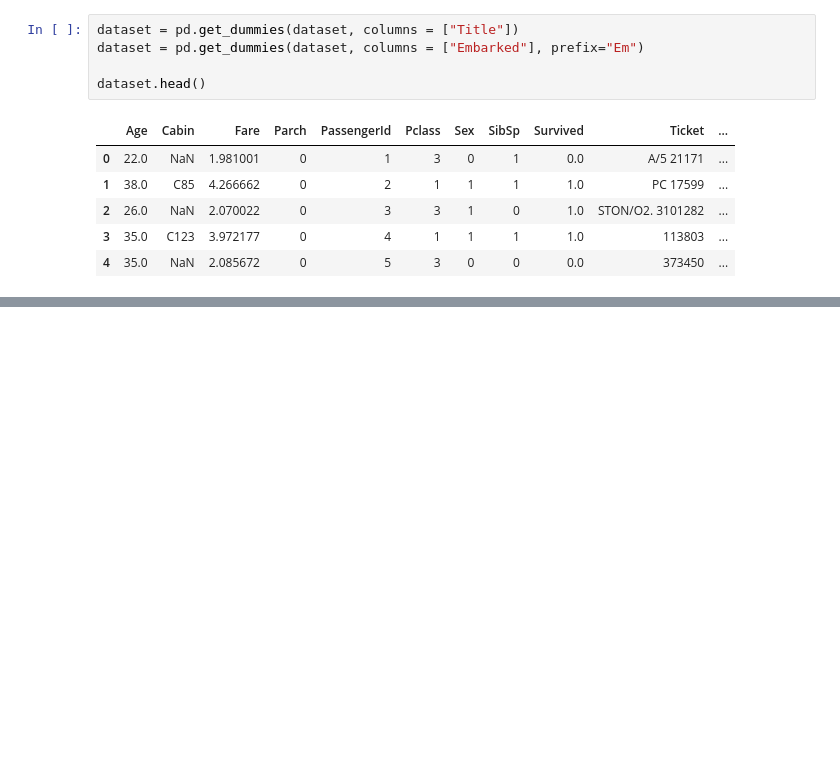
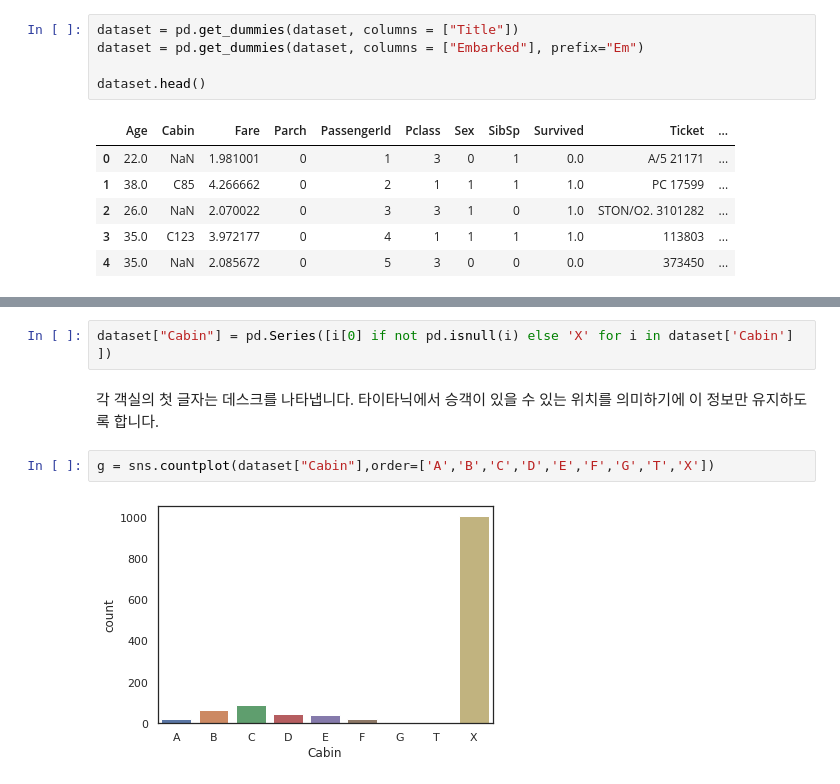
Before and after one commit to bluewood-truth/KaggleStudy, a Jupyter notebook: Binary classification/1st level_Titanic/Titanic03.ipynb, the cells around one changed output, grey strips where cells are left out. Cells and saved outputs as stored; diff of their text form; blank space fills up the shorter version.

```diff
--- a/Binary classification/1st level_Titanic/Titanic03.ipynb
+++ b/Binary classification/1st level_Titanic/Titanic03.ipynb
@@ -572,0 +603,8 @@ dataset.head()
+# %%
+dataset["Cabin"] = pd.Series([i[0] if not pd.isnull(i) else 'X' for i in dataset['Cabin'] ])
+# %% [markdown]
+각 객실의 첫 글자는 데스크를 나타냅니다. 타이타닉에서 승객이 있을 수 있는 위치를 의미하기에 이 정보만 유지하도록 합니다.
+# %%
+g = sns.countplot(dataset["Cabin"],order=['A','B','C','D','E','F','G','T','X'])
+# %% [output]
+[figure, added]
```
Also changed, not shown: parts of 13 cells of this notebook.
